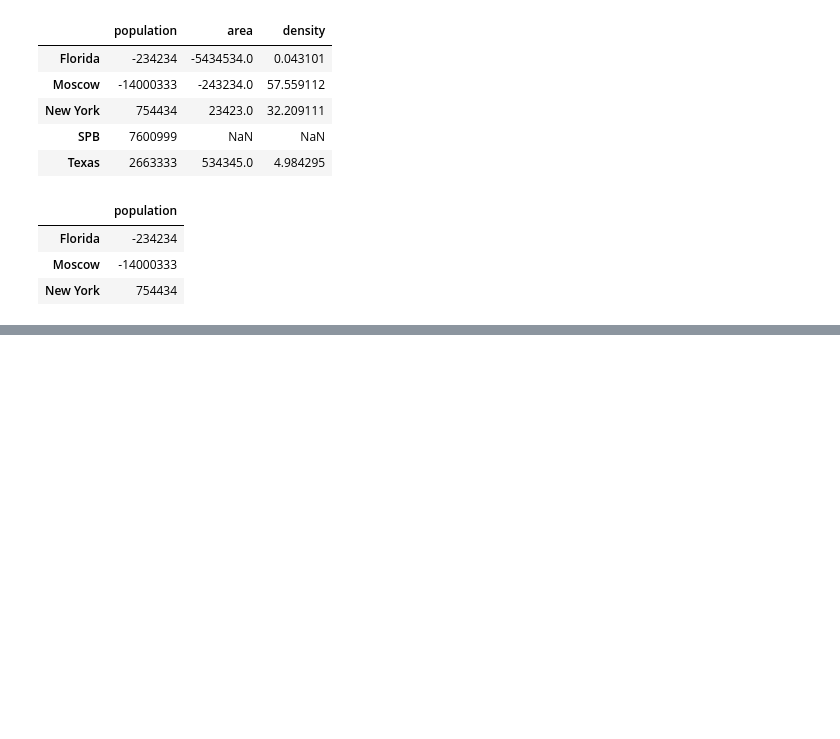
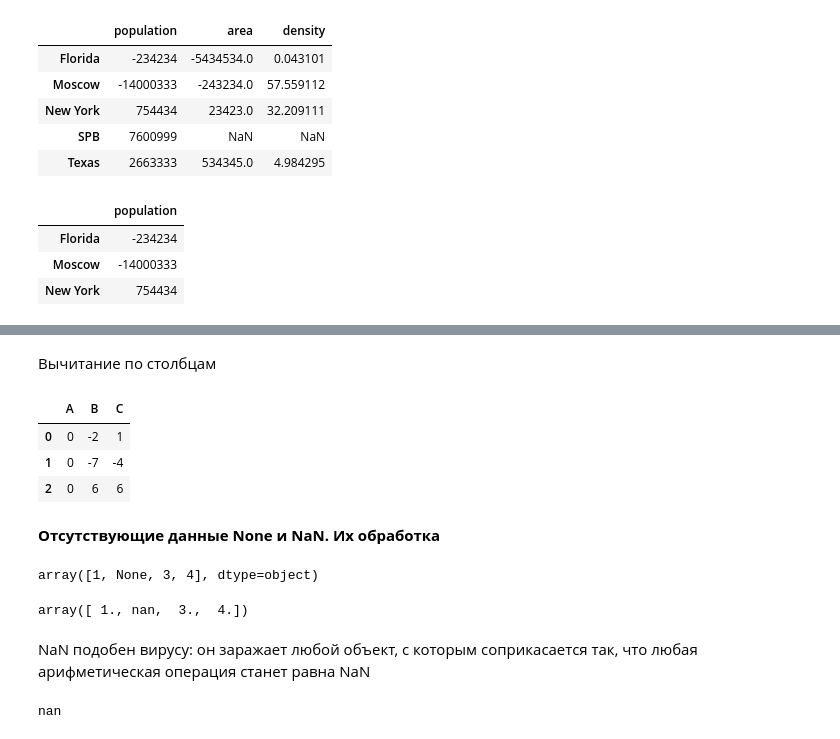
Before and after one commit to dmitry10x/ml_book, a Jupyter notebook: pandas/Untitled.ipynb, the cells around one changed output, grey strips where cells are left out. Saved outputs shown, nothing was run; the diff lists cells and outputs as text; code cells hidden in the pictures; blank space fills up the shorter version.

```diff
--- a/pandas/Untitled.ipynb
+++ b/pandas/Untitled.ipynb
@@ -318,0 +394,28 @@ df.loc[df.population < 1000000, ['population']]
+# %% [markdown]
+Вычитание по столбцам
+# %%
+M = M.subtract(M['A'], axis=0)
+M
+# %% [output]
+|  | A | B | C |
+| 0 | 0 | -2 | 1 |
+| 1 | 0 | -7 | -4 |
+| 2 | 0 | 6 | 6 |
+# %% [markdown]
+<b>Отсутствующие данные None и NaN. Их обработка</b>
+# %%
+vals1 = np.array([1,None,3,4])
+vals1
+# %% [output]
+array([1, None, 3, 4], dtype=object)
+# %%
+vals2 = np.array([1,np.nan,3,4])
+vals2
+# %% [output]
+array([ 1., nan,  3.,  4.])
+# %% [markdown]
+NaN подобен вирусу: он заражает любой объект, с которым соприкасается так, что любая арифметическая операция станет равна NaN
+# %%
+1 + np.nan
+# %% [output]
+nan
```
Also changed, not shown: parts of 33 cells of this notebook.
